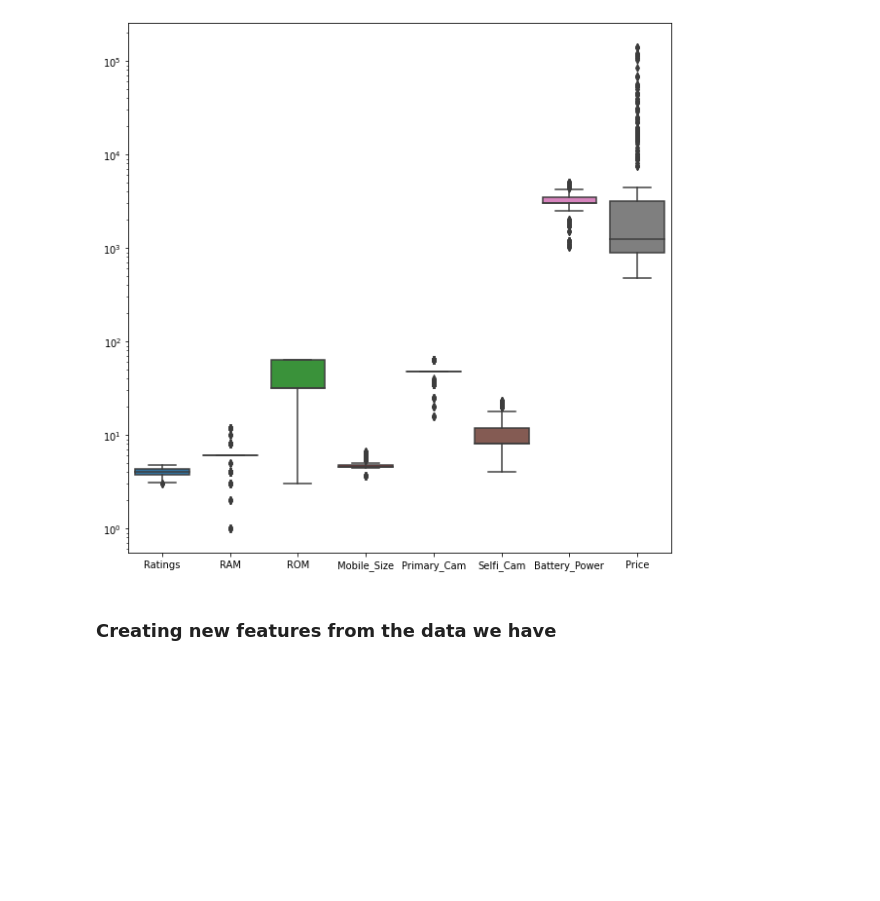
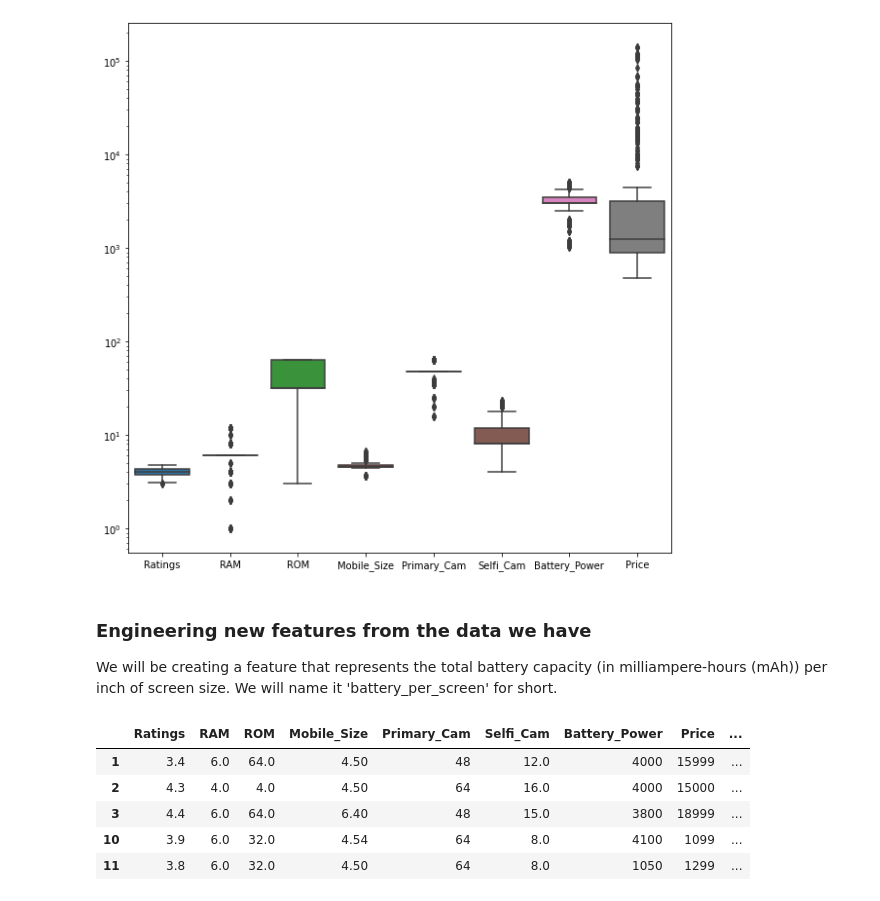
Before and after one commit to m-mathilde34/Phone-Price-Forecasting, a Jupyter notebook: Data_Processing.ipynb, the cells around one changed output. Drawn from its saved outputs; the diff is of its cells as text; code cells hidden in the pictures; blank space fills up the shorter version.

```diff
--- a/Data_Processing.ipynb
+++ b/Data_Processing.ipynb
@@ -121,4 +121,5 @@ plt.yscale("log")
 # %% [output]
 [figure]
 # %% [markdown]
-###  Creating new features from the data we have
+###  Engineering new features from the data we have
+We will be creating a feature that represents the total battery capacity (in milliampere-hours (mAh)) per inch of screen size. We will name it 'battery_per_screen' for short.
@@ -124,0 +128,9 @@ plt.yscale("log")
+# %%
+cleaned_df.head()
+# %% [output]
+|  | Ratings | RAM | ROM | Mobile_Size | Primary_Cam | Selfi_Cam | Battery_Power | Price | ... |
+| 1 | 3.4 | 6.0 | 64.0 | 4.50 | 48 | 12.0 | 4000 | 15999 | ... |
+| 2 | 4.3 | 4.0 | 4.0 | 4.50 | 64 | 16.0 | 4000 | 15000 | ... |
+| 3 | 4.4 | 6.0 | 64.0 | 6.40 | 48 | 15.0 | 3800 | 18999 | ... |
+| 10 | 3.9 | 6.0 | 32.0 | 4.54 | 64 | 8.0 | 4100 | 1099 | ... |
+| 11 | 3.8 | 6.0 | 32.0 | 4.50 | 64 | 8.0 | 1050 | 1299 | ... |
```
Also changed, not shown: parts of 3 cells of this notebook.
